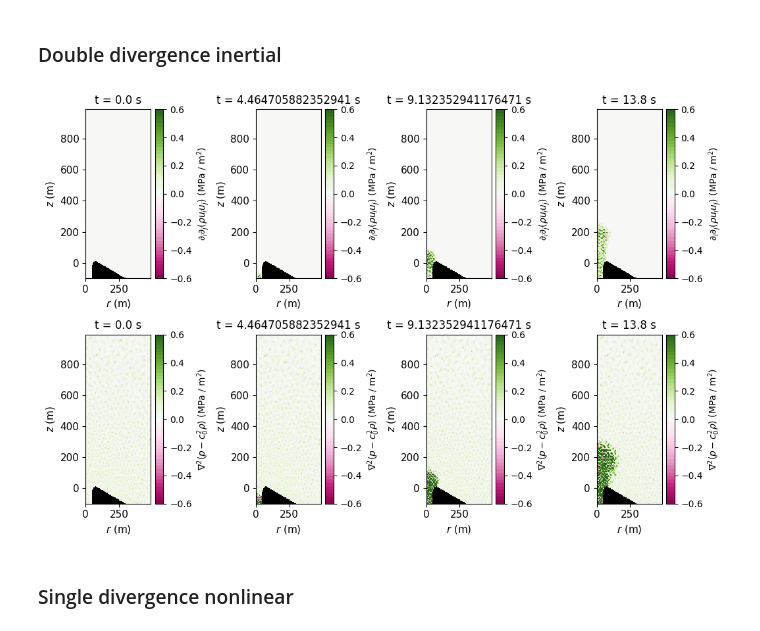
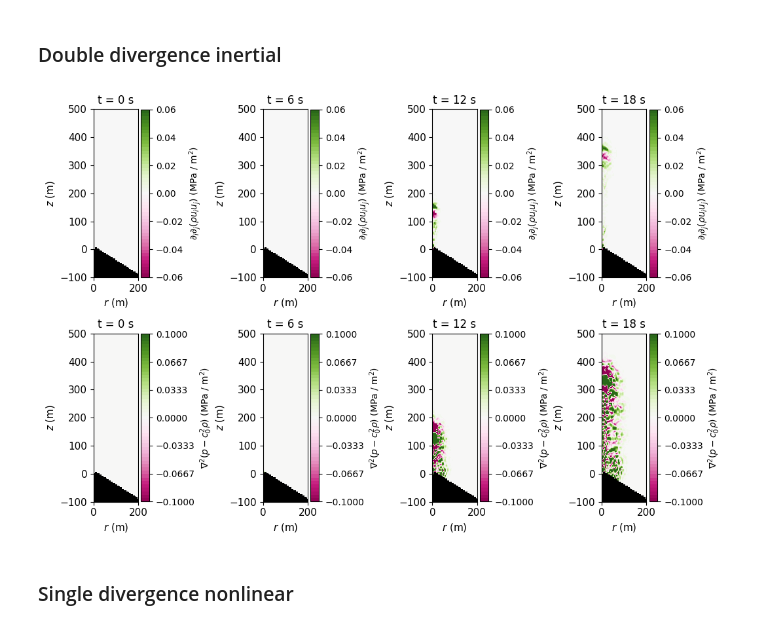
Before and after one commit to paxtonsc/volcano-sims, a Jupyter notebook: notebooks/2025.05.19.experiments.ipynb, the cells around one changed output. Drawn from its saved outputs; the diff is of its cells as text; code cells hidden in the pictures.

```diff
--- a/notebooks/2025.05.19.experiments.ipynb
+++ b/notebooks/2025.05.19.experiments.ipynb
@@ -23,5 +30,7 @@ import matplotlib.pyplot as plt
 plt.rcParams['animation.ffmpeg_path'] = '/opt/homebrew/bin/ffmpeg'
 
 folder_name = "simple_eruption_model"
-file_name = "tungurahua_rad_5_v25_conduit"
-iterations = 36
+file_name = "tungurahua_atmosphere_1"
+iterations = 1000
+END_TIME = 30
+C0 = 320 # m/s at 5000m
@@ -84,18 +260,18 @@ import numpy as np
 import matplotlib.tri as tri
 
 def solver_from_2D(dom, i):
-    solver_func = get_local_solver_from_index_func("simple_eruption_model", f"test_infrasound_v27_atm{dom}")
+    solver_func = get_local_solver_from_index_func("simple_eruption_model", f"test_infrasound_v29_atm{dom}")
 
     return solver_func(i)
 
 # Prep interpolation grid
 solver0 = solver_from_2D(1, 0)
 physics = solver0.physics
-base_x = np.linspace(0, 500, 200)
-base_y = np.linspace(-200, 1000, 200)
+base_x = np.linspace(0, 300, 200)
+base_y = np.linspace(-200, 800, 200)
 mg_x, mg_y = np.meshgrid(base_x, base_y, indexing="xy")
 
-solver0_list = [solver_from_2D(dom_idx, 0) for dom_idx in [1,2,3]]
+solver0_list = [solver_from_2D(dom_idx, 0) for dom_idx in [1]]
 # Compute workload partition
 ind_partition = [np.where(tri.Triangulation(
   solver.mesh.node_coords[...,0],
@@ -104,7 +280,7 @@ ind_partition = [np.where(tri.Triangulation(
   for solver in solver0_list]
 
 # List of file indices to read
-file_index_list = np.arange(0,iterations,1)
+file_index_list = np.arange(0,iterations,5)
 # %%
 # Allocate union (joining all times) U, in spatially-flattened shape
 U_union = np.nan * np.empty((file_index_list.size, *mg_x.ravel().shape, 8+physics.NDIMS))
@@ -112,7 +288,7 @@ U_union = np.nan * np.empty((file_index_list.size, *mg_x.ravel().shape, 8+physic
 for time_idx, file_idx in enumerate(file_index_list):
 
 	# Load solvers for given time_idx
-	solver_list = [solver_from_2D(dom_idx, file_idx) for dom_idx in [1,2,3]]
+	solver_list = [solver_from_2D(dom_idx, file_idx) for dom_idx in [1]]
 
 	for solver, _index_partition in zip(solver_list, ind_partition):
 		# Identify physical position (x, y) of points to interpolate at with shape (npoints, 2)
@@ -138,7 +314,9 @@ for time_idx, file_idx in enumerate(file_index_list):
 																ref_mapping[ie,...],
 																x_point - x_tri[ie,0,:])
 			# Evaluate basis at reference coordinate
-			U_union[time_idx,write_idx,:] = (solver.state_coeffs[ie,0,:] * (1 - ref_coords_loc[0] - ref_coords_loc[1]))
+			#U_union[time_idx,write_idx,:] = (solver.state_coeffs[ie,0,:] * (1 - ref_coords_loc[0] - ref_coords_loc[1]))
+
+			U_union[time_idx,write_idx,:] = (solver.state_coeffs[ie,0,:] * (1 - ref_coords_loc[0] - ref_coords_loc[1]) + solver.state_coeffs[ie,1,:] * ref_coords_loc[0] + solver.state_coeffs[ie,2,:] * ref_coords_loc[1])
 # %%
 # Evaluate temperature using interpolated state, migrate to meshgrid shape (time_indices, mg_x.shape[0], mg_x.shape[1])
 T_interp = np.reshape(physics.compute_variable("Temperature", U_union).squeeze(axis=2), (file_index_list.size, *mg_x.shape))
@@ -232,10 +409,9 @@ dijTij_inertial = d2T00[:,1:-1,:] + 2 * d2T01[:,1:-1,1:-1] + d2T11[:,:,1:-1]
 import matplotlib
 fig, ax = plt.subplots(2, 4, figsize=(10.5,7))
 
-levels = np.linspace(-.6e6, .6e6, 50) / 1e6
+levels = np.linspace(-6e4, 6e4, 50) / 1e6
 # t_indices = [3, 9, 36, 72]
-t_indices = [0, 22, 45, 68]
-
+t_indices = [0, 40, 80, 120]
 
 for i, t_ind in enumerate(t_indices):
   ax[0,i].set_facecolor("black")
@@ -243,8 +419,8 @@ for i, t_ind in enumerate(t_indices):
   cb = fig.colorbar(cf, label=r"$\partial_i \partial_j (\rho u_i u_j)$ (MPa / m${}^2$)",
                     # format=matplotlib.ticker.FormatStrFormatter('%.3e')
                     )
-  ax[0,i].set_xlim(0, 490)
-  ax[0,i].set_ylim(-100, 990)
+  ax[0,i].set_xlim(0, 200)
+  ax[0,i].set_ylim(-100, 500)
   #ax[0,i].set_aspect('equal')
   ax[0,i].set_xlabel("$r$ (m)")
   ax[0,i].set_ylabel("$z$ (m)")
@@ -253,40 +429,41 @@ for i, t_ind in enumerate(t_indices):
                 curr_ax.get_xticklabels() + curr_ax.get_yticklabels()):
     item.set_fontsize(11)
   cb.set_ticks(np.linspace(levels[0], levels[-1], 7))
-  ax[0,i].set_title(f"t = {t_range[t_ind]} s")
+  ax[0,i].set_title(f"t = {round(t_range[t_ind])} s")
   # cb.ax.set_major_formatter(matplotlib.ticker.FormatStrFormatter('%e'))
 
 # fig.tight_layout()
 
 # fig, ax = plt.subplots(1, 3, figsize=(8.5,3.5))
 
-levels = np.linspace(-0.6e6, 0.6e6, 50) / 1e6
+levels = np.linspace(-1e5, 1e5, 50) / 1e6
 # t_indices = [3, 9, 36, 72]
-t_indices = [0, 22, 45, 68]
+t_indices = [0, 40, 80, 120]
 
 for i, t_ind in enumerate(t_indices):
   ax[1,i].set_facecolor("black")
   cf = ax[1,i].contourf(int_x, int_y, np.clip(dijTij_nonlinear[t_ind,:,:] / 1e6, levels[0], levels[-1]), levels=levels, cmap=matplotlib.cm.PiYG)
   cb = fig.colorbar(cf, label=r"$\nabla^2 (p - c_0^2 \rho)$ (MPa / m${}^2$)",
                     # format=matplotlib.ticker.FormatStrFormatter('%.3e')
                     )
-  ax[1,i].set_xlim(0, 490)
-  ax[1,i].set_ylim(-100, 990)
+  ax[1,i].set_xlim(0, 200)
+  ax[1,i].set_ylim(-100, 500)
   #ax[1,i].set_aspect('equal')
   ax[1,i].set_xlabel("$r$ (m)")
   ax[1,i].set_ylabel("$z$ (m)")
   curr_ax = ax[1,i]
   for item in ([curr_ax.xaxis.label, curr_ax.yaxis.label] +
                 curr_ax.get_xticklabels() + curr_ax.get_yticklabels()):
     item.set_fontsize(11)
   cb.set_ticks(np.linspace(levels[0], levels[-1], 7))
-  ax[1,i].set_title(f"t = {t_range[t_ind]} s")
+  ax[1,i].set_title(f"t = {round(t_range[t_ind])} s")
   # cb.ax.set_major_formatter(matplotlib.ticker.FormatStrFormatter('%e'))
 
 fig.tight_layout()
 plt.draw()
+plt.savefig(f'{BASE_PATH}/volcano_sims/notebooks/charts/lighthill_tensor_double_divergence.png')
 # %% [output]
-[figure, old version]
+[figure, new version]
 # %% [markdown]
 ### Single divergence nonlinear
 # %%
```
Also changed, not shown: parts of 23 cells of this notebook, 7 other files.
